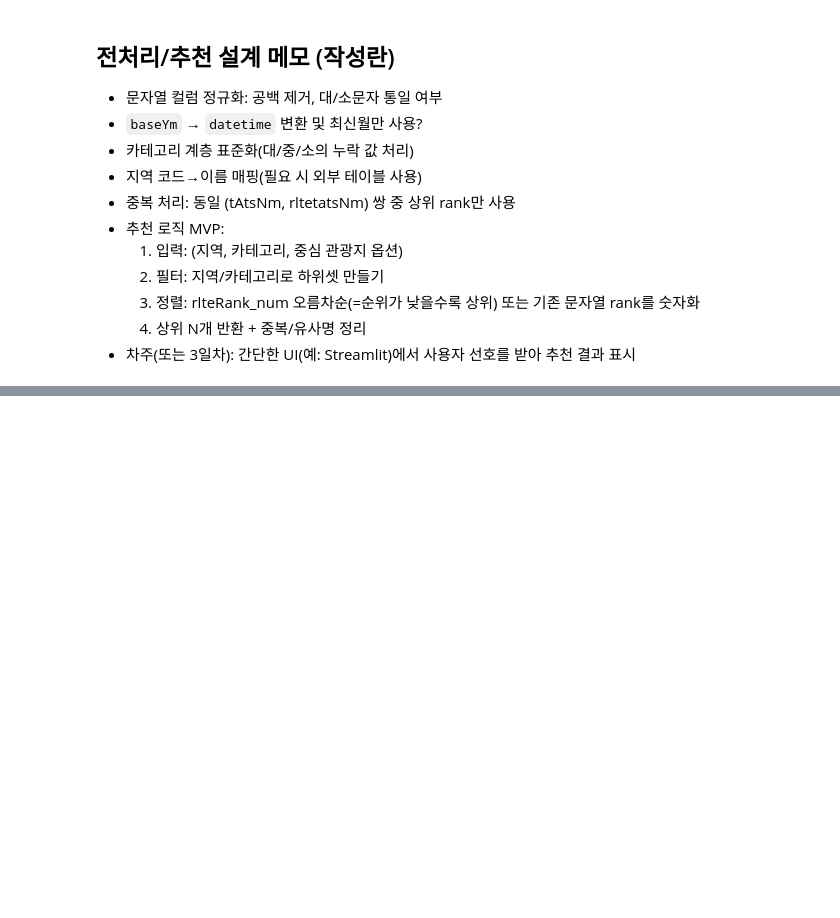
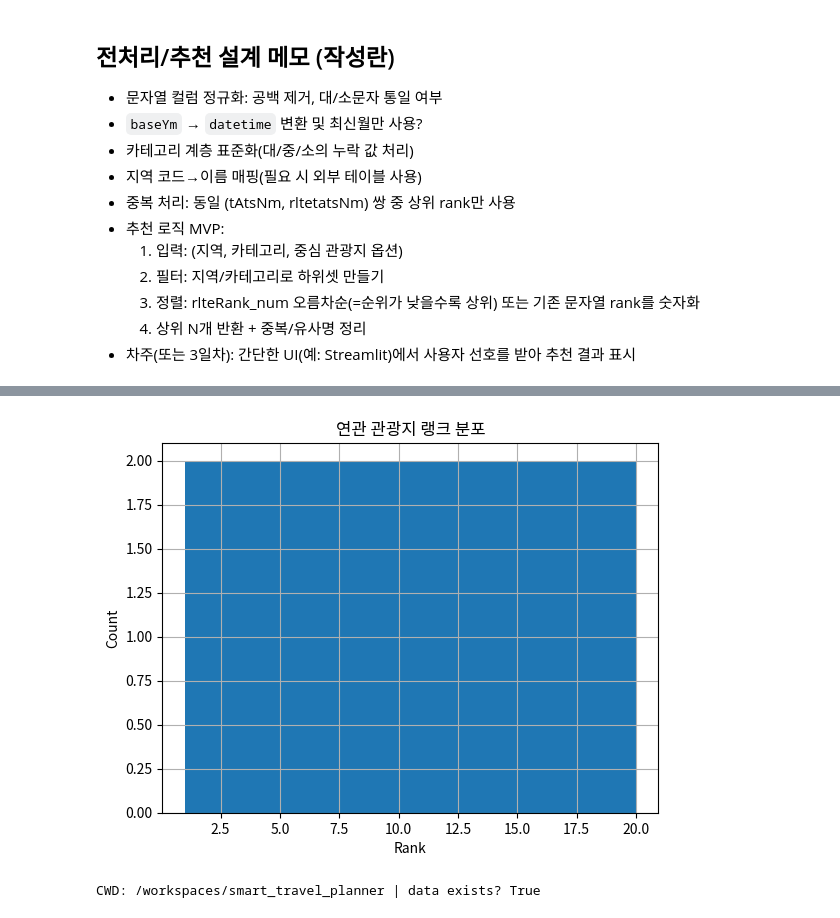
Before and after one commit to ehgus0101/smart_travel_planner, a Jupyter notebook: notebooks/eda_day2.ipynb, the cells around one changed output, grey strips where cells are left out. Cells and saved outputs as stored; diff of their text form; code cells hidden in the pictures; blank space fills up the shorter version.

```diff
--- a/notebooks/eda_day2.ipynb
+++ b/notebooks/eda_day2.ipynb
@@ -282,3 +282,9 @@ Saved: /workspaces/smart_travel_planner/notebooks/output/clean_preview.parquet
   3) 정렬: rlteRank_num 오름차순(=순위가 낮을수록 상위) 또는 기존 문자열 rank를 숫자화
   4) 상위 N개 반환 + 중복/유사명 정리
 - 차주(또는 3일차): 간단한 UI(예: Streamlit)에서 사용자 선호를 받아 추천 결과 표시
+# %%
+import pandas as pd
+
+df = pd.read_parquet("data/processed/clean_pois.parquet")
+print(df.info())
+df.head()
@@ -284,0 +353,16 @@ Saved: /workspaces/smart_travel_planner/notebooks/output/clean_preview.parquet
+# %%
+import matplotlib.pyplot as plt
+
+df["rlteRank_num"].hist()
+plt.xlabel("Rank")
+plt.ylabel("Count")
+plt.title("연관 관광지 랭크 분포")
+plt.show()
+# %% [output]
+[figure, added]
+# %%
+import os, pathlib
+os.chdir("..")  # notebooks에서 리포 루트로 한 단계 올라감
+print("CWD:", os.getcwd(), "| data exists?", (pathlib.Path("data/processed")).exists())
+# %% [output]
+CWD: /workspaces/smart_travel_planner | data exists? True
```
Also changed, not shown: parts of 4 cells of this notebook, 10 other files.
